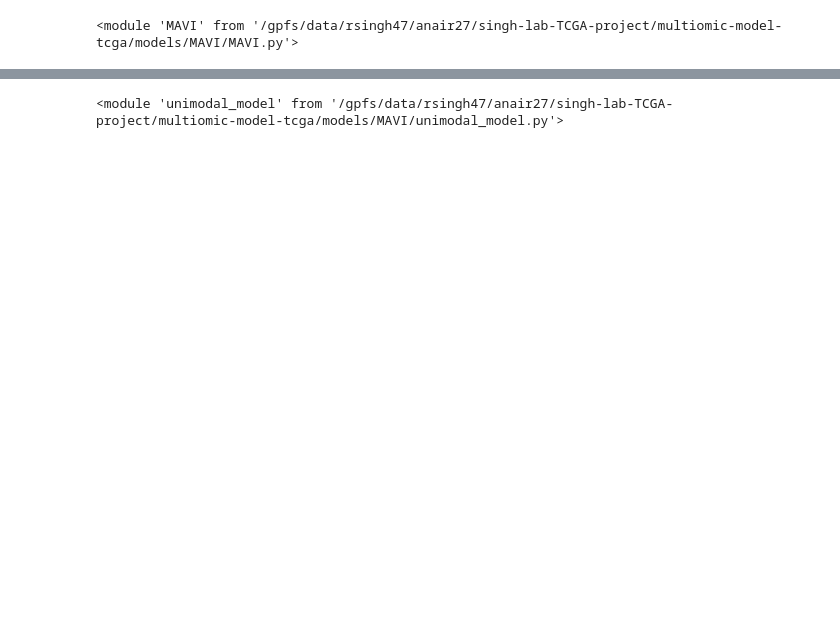
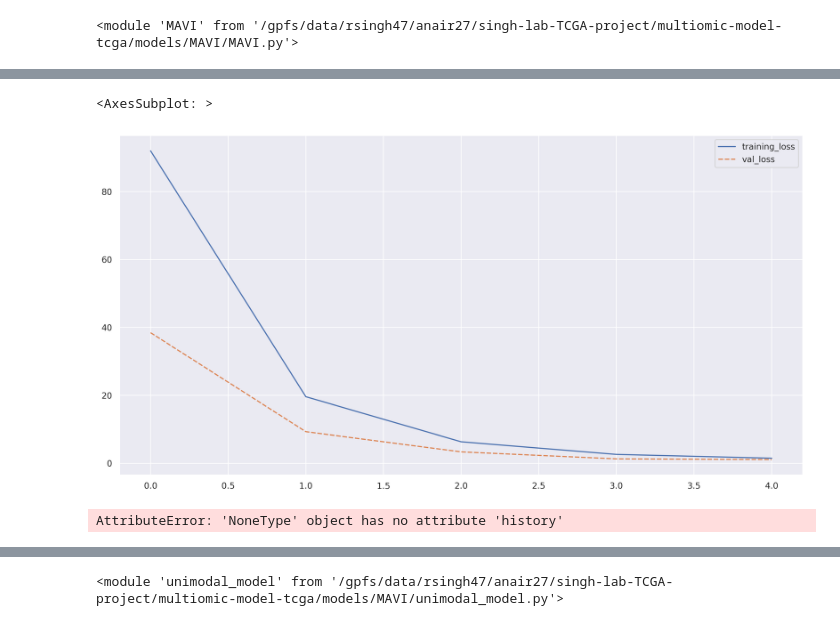
Before and after one commit to akira-nair/multiomic-model-tcga, a Jupyter notebook: models/MAVI/MAVI.ipynb, the cells around one changed output, grey strips where cells are left out. Cells and saved outputs as stored; diff of their text form; code cells hidden in the pictures; blank space fills up the shorter version.

```diff
--- a/models/MAVI/MAVI.ipynb
+++ b/models/MAVI/MAVI.ipynb
@@ -67,0 +105,3 @@ my_vae.plot_latent_space(x_train, y_train, output=None)
+# %%
+opt_curves = pd.DataFrame({'training_loss':my_vae.history.history['loss'], 'val_loss': my_vae.history.history['val_loss']})
+opt_curves
@@ -67,0 +117,9 @@ my_vae.plot_latent_space(x_train, y_train, output=None)
+# %%
+sns.lineplot(opt_curves)
+# %% [output]
+<AxesSubplot: >
+[figure, added]
+# %%
+print(my_vae.encoder.history.history)
+# %% [output]
+AttributeError: 'NoneType' object has no attribute 'history'
```
Also changed, not shown: parts of 30 cells of this notebook, 4 other files.
